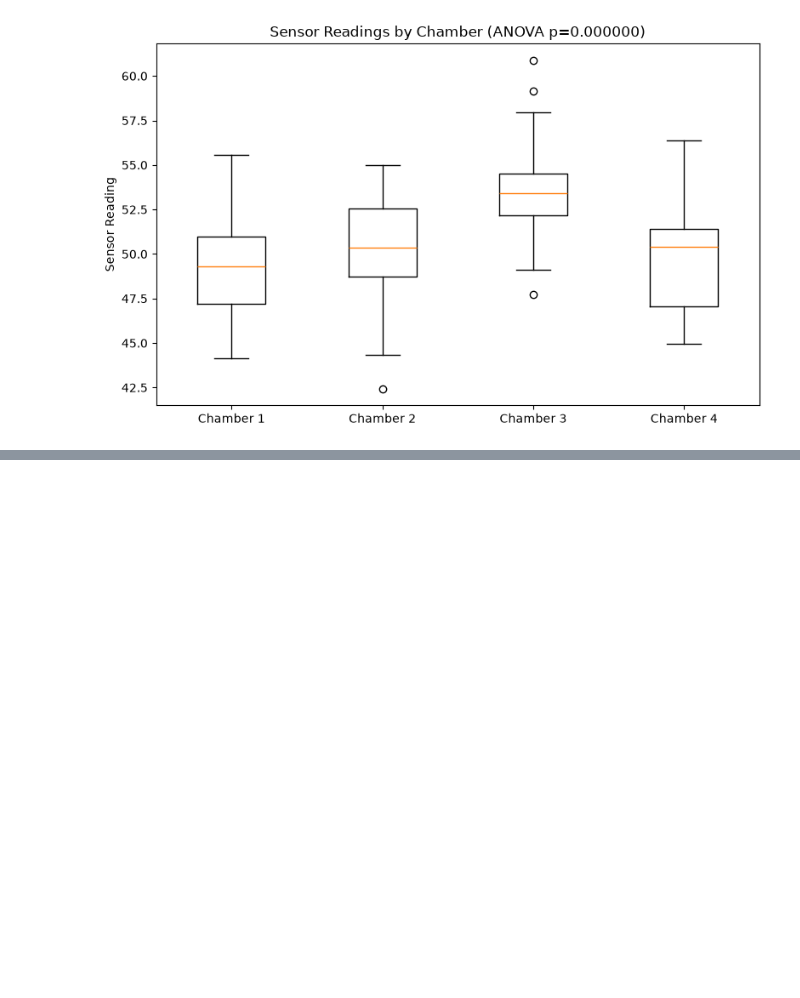
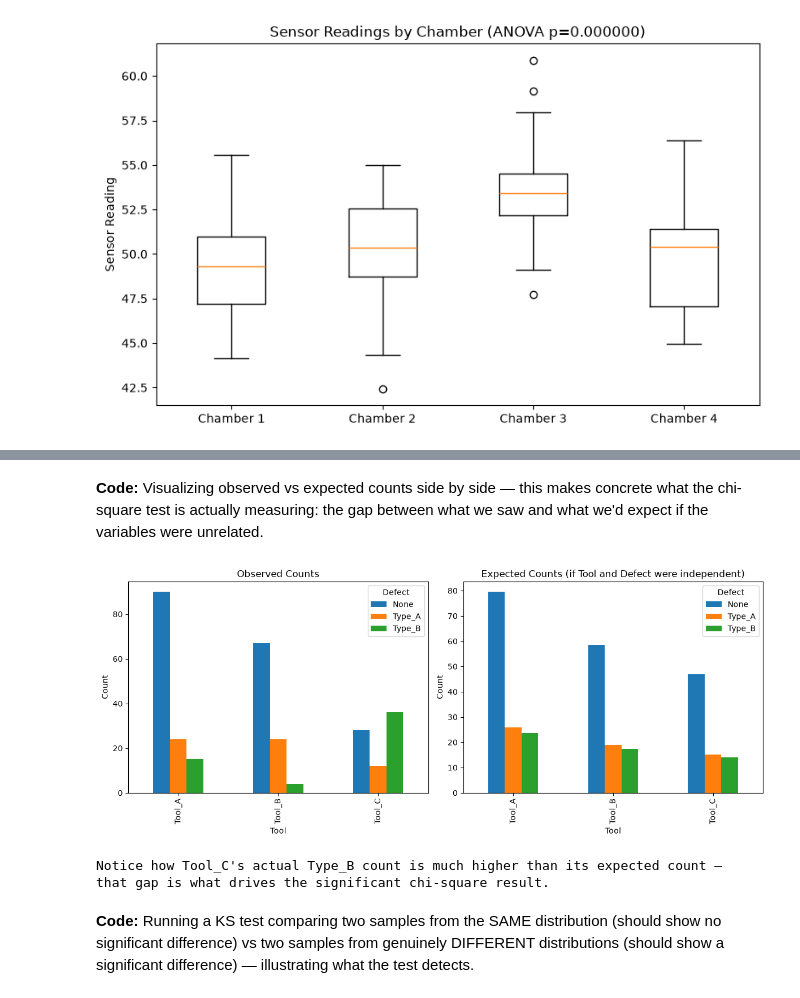
Before and after one commit to cheer-up-dimbo/ds-sprint-july, a Jupyter notebook: week3_ml_core/QnA.ipynb, the cells around one changed output, grey strips where cells are left out. Saved outputs shown, nothing was run; the diff lists cells and outputs as text; code cells hidden in the pictures; blank space fills up the shorter version.

```diff
--- a/week3_ml_core/QnA.ipynb
+++ b/week3_ml_core/QnA.ipynb
@@ -2196,0 +2391,32 @@ plt.show()
+# %% [markdown]
+**Code:** Visualizing observed vs expected counts side by side — this makes concrete what the chi-square test is actually measuring: the gap between what we saw and what we'd expect if the variables were unrelated.
+# %%
+import matplotlib.pyplot as plt
+
+expected_df = pd.DataFrame(
+    expected,
+    index=contingency_table.index,
+    columns=contingency_table.columns
+)
+
+fig, axes = plt.subplots(1, 2, figsize=(12, 5))
+
+contingency_table.plot(kind='bar', ax=axes[0])
+axes[0].set_title('Observed Counts')
+axes[0].set_ylabel('Count')
+
+expected_df.plot(kind='bar', ax=axes[1])
+axes[1].set_title('Expected Counts (if Tool and Defect were independent)')
+axes[1].set_ylabel('Count')
+
+plt.tight_layout()
+plt.show()
+
+print("Notice how Tool_C's actual Type_B count is much higher than its expected count —")
+print("that gap is what drives the significant chi-square result.")
+# %% [output]
+[figure, added]
+Notice how Tool_C's actual Type_B count is much higher than its expected count —
+that gap is what drives the significant chi-square result.
+# %% [markdown]
+**Code:** Running a KS test comparing two samples from the SAME distribution (should show no significant difference) vs two samples from genuinely DIFFERENT distributions (should show a significant difference) — illustrating what the test detects.
```
Also changed, not shown: parts of 29 cells of this notebook, 1 other file.
